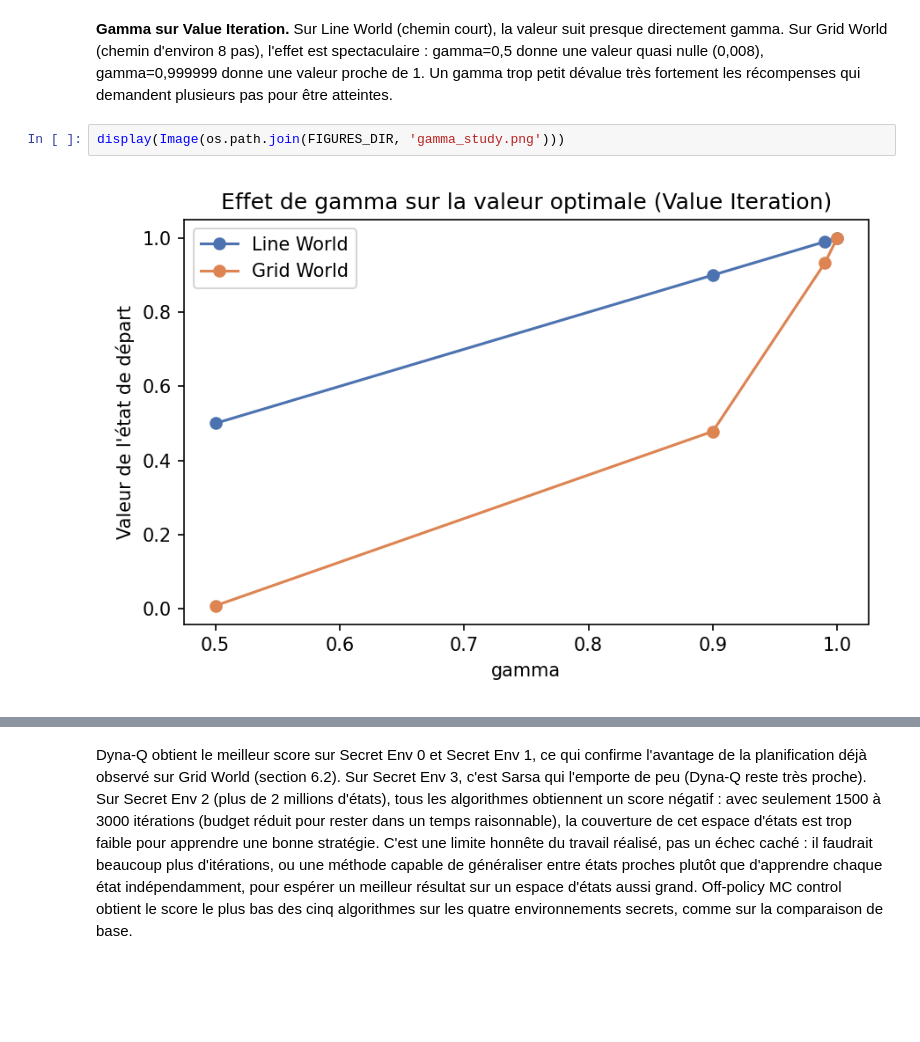
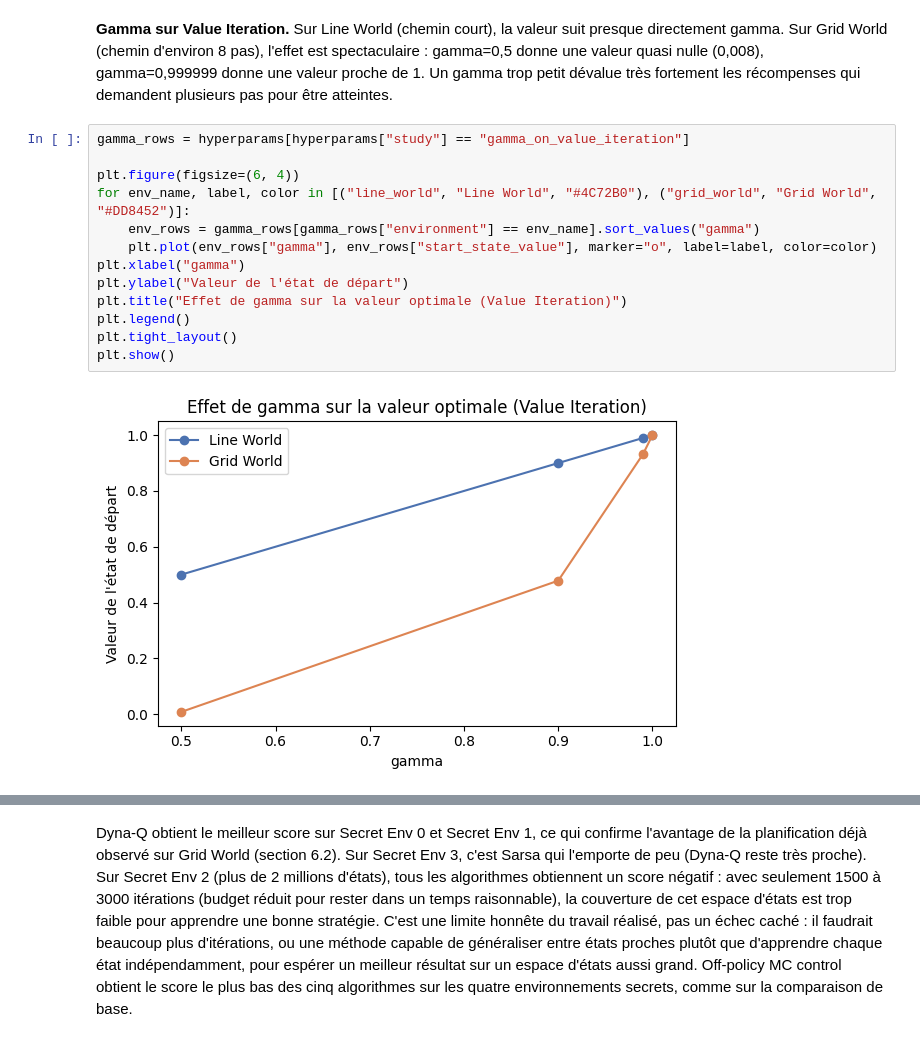
Before and after one commit to Mac-Aurel/deep-reinforcment-learning, a Jupyter notebook: notebooks/Rapport final.ipynb, the cells around one changed output, grey strips where cells are left out. Cells and saved outputs as stored; diff of their text form; blank space fills up the shorter version.

```diff
--- a/notebooks/Rapport final.ipynb
+++ b/notebooks/Rapport final.ipynb
@@ -161,9 +415,20 @@ display(Image(os.path.join(FIGURES_DIR, 'planning_steps_study.png')))
 # %% [markdown]
 **Gamma sur Value Iteration.** Sur Line World (chemin court), la valeur suit presque directement gamma. Sur Grid World (chemin d'environ 8 pas), l'effet est spectaculaire : gamma=0,5 donne une valeur quasi nulle (0,008), gamma=0,999999 donne une valeur proche de 1. Un gamma trop petit dévalue très fortement les récompenses qui demandent plusieurs pas pour être atteintes.
 # %%
-display(Image(os.path.join(FIGURES_DIR, 'gamma_study.png')))
+gamma_rows = hyperparams[hyperparams["study"] == "gamma_on_value_iteration"]
+
+plt.figure(figsize=(6, 4))
+for env_name, label, color in [("line_world", "Line World", "#4C72B0"), ("grid_world", "Grid World", "#DD8452")]:
+    env_rows = gamma_rows[gamma_rows["environment"] == env_name].sort_values("gamma")
+    plt.plot(env_rows["gamma"], env_rows["start_state_value"], marker="o", label=label, color=color)
+plt.xlabel("gamma")
+plt.ylabel("Valeur de l'état de départ")
+plt.title("Effet de gamma sur la valeur optimale (Value Iteration)")
+plt.legend()
+plt.tight_layout()
+plt.show()
 # %% [output]
-[figure, old version]
+[figure, new version]
 # %% [markdown]
 ## 7. Intégration et résultats sur les environnements secrets
 
```
Also changed, not shown: parts of 9 cells of this notebook.
